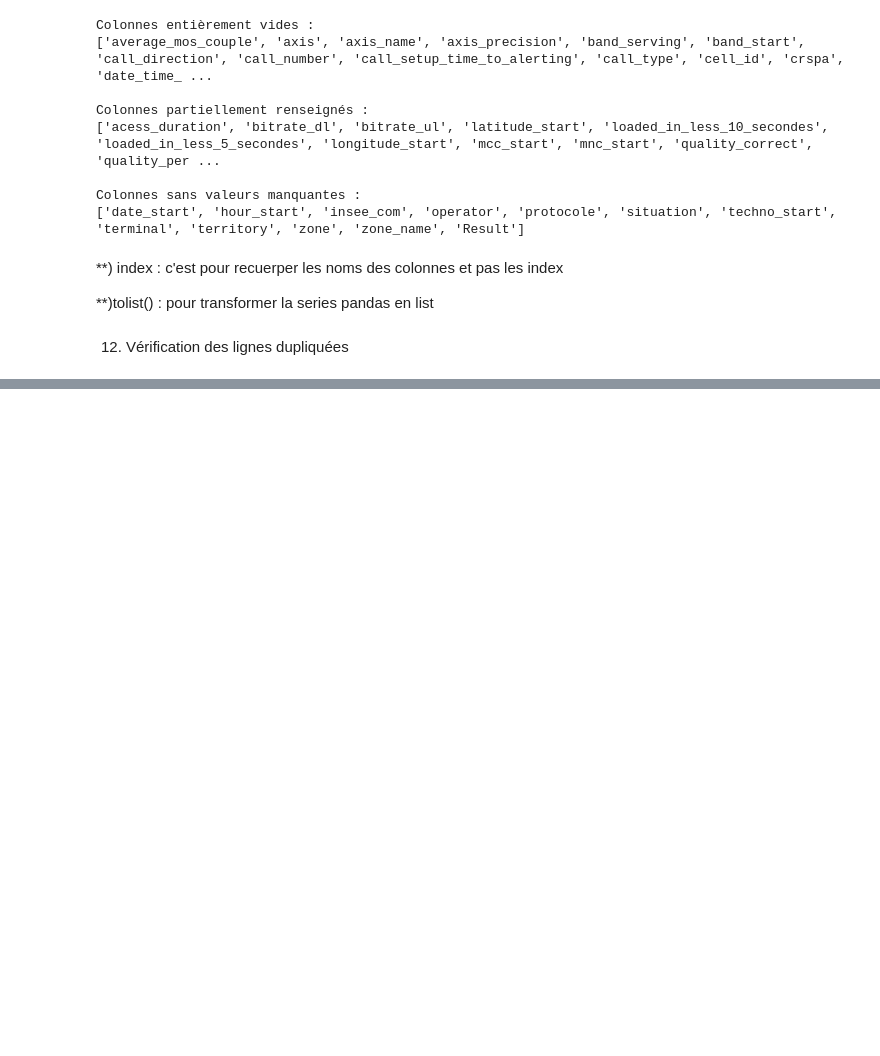
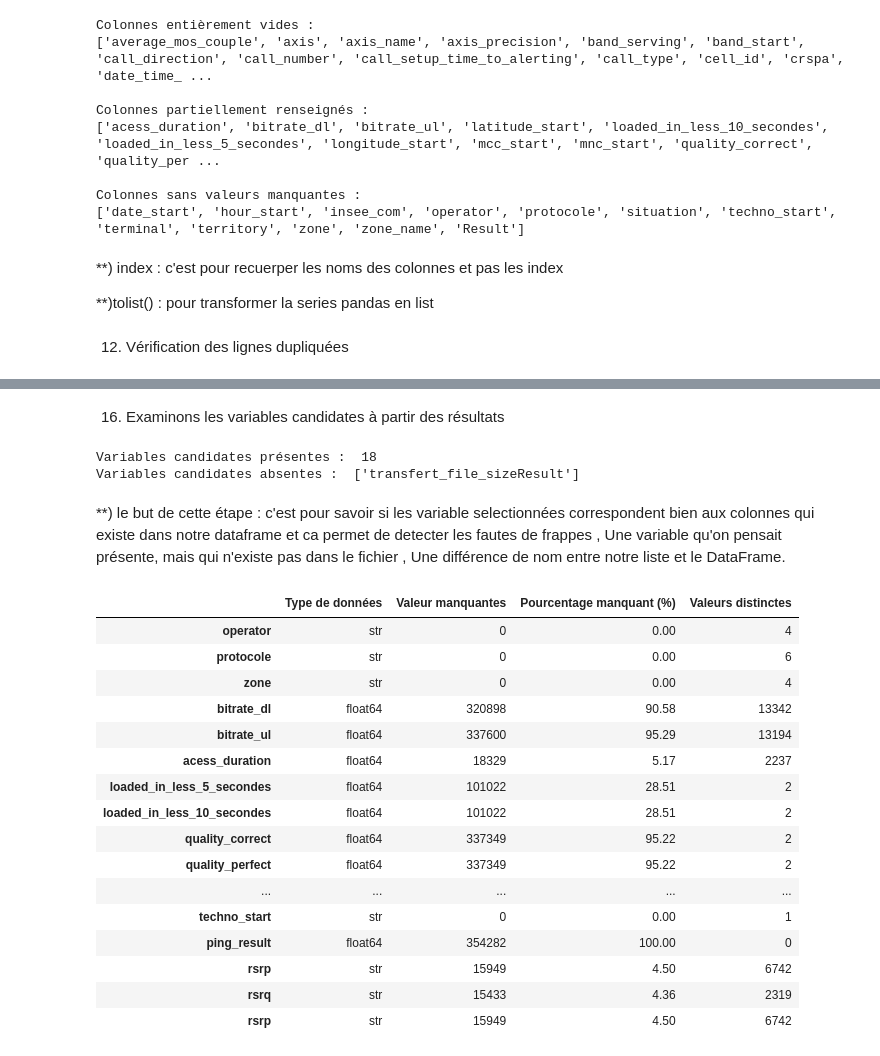
Before and after one commit to SoniaCH613/mobile-network-performance-analysis, a Jupyter notebook: analyses_jupyter/exploration_donnees_01.ipynb, the cells around one changed output, grey strips where cells are left out. Saved outputs shown, nothing was run; the diff lists cells and outputs as text; code cells hidden in the pictures; blank space fills up the shorter version.

Commit message:
identifier les identificateurs par protocole

```diff
--- a/analyses_jupyter/exploration_donnees_01.ipynb
+++ b/analyses_jupyter/exploration_donnees_01.ipynb
@@ -250,0 +371,77 @@ print("Nombre de lignes entièrement dupliquées :",nombre_doublons)
+# %% [markdown]
+16. Examinons les variables candidates à partir des résultats
+# %%
+variables_candidates=[
+    "operator",
+    "protocole",
+    "zone",
+    "bitrate_dl",
+    "bitrate_ul",
+    "acess_duration",
+    "loaded_in_less_5_secondes",
+    "loaded_in_less_10_secondes",
+    "quality_correct",
+    "quality_perfect",
+    "upload_ok",
+    "date_start",
+    "insee_com",
+    "techno_start",
+    "ping_result",
+    "rsrp",
+    "rsrq",
+    "rsrp",
+    "transfert_file_size"
+    "Result"
+]
+
+variables_presentes = []
+
+for colonne in variables_candidates:
+    if colonne in donnees_completes.columns:
+        variables_presentes.append(colonne)
+
+
+variables_absentes = []
+
+for colonne in variables_candidates:
+    if colonne not in donnees_completes.columns:
+        variables_absentes.append(colonne)
+
+
+
+print("Variables candidates présentes : ",len(variables_presentes))
+print("Variables candidates absentes : ",variables_absentes)
+# %% [output]
+Variables candidates présentes :  18
+Variables candidates absentes :  ['transfert_file_sizeResult']
+# %% [markdown]
+**) le but de cette étape : c'est pour savoir si les variable selectionnées correspondent bien aux colonnes qui existe dans notre dataframe et ca permet de detecter les fautes de frappes , Une variable qu'on pensait présente, mais qui n'existe pas dans le fichier , Une différence de nom entre notre liste et le DataFrame.
+# %%
+donnees_candidates=donnees_completes[variables_presentes]
+
+bilan_variables=pd.DataFrame({
+    "Type de données": donnees_candidates.dtypes.astype(str),
+    "Valeur manquantes": donnees_candidates.isna().sum(),
+    "Pourcentage manquant (%)" : (donnees_candidates.isna().mean() *100 ).round(2),
+    "Valeurs distinctes " : donnees_candidates.nunique()
+})
+
+display(bilan_variables)
+# %% [output]
+|  | Type de données | Valeur manquantes | Pourcentage manquant (%) | Valeurs distinctes |
+| operator | str | 0 | 0.00 | 4 |
+| protocole | str | 0 | 0.00 | 6 |
+| zone | str | 0 | 0.00 | 4 |
+| bitrate_dl | float64 | 320898 | 90.58 | 13342 |
+| bitrate_ul | float64 | 337600 | 95.29 | 13194 |
+| acess_duration | float64 | 18329 | 5.17 | 2237 |
+| loaded_in_less_5_secondes | float64 | 101022 | 28.51 | 2 |
+| loaded_in_less_10_secondes | float64 | 101022 | 28.51 | 2 |
+| quality_correct | float64 | 337349 | 95.22 | 2 |
+| quality_perfect | float64 | 337349 | 95.22 | 2 |
+| ... | ... | ... | ... | ... |
+| techno_start | str | 0 | 0.00 | 1 |
+| ping_result | float64 | 354282 | 100.00 | 0 |
+| rsrp | str | 15949 | 4.50 | 6742 |
+| rsrq | str | 15433 | 4.36 | 2319 |
+| rsrp | str | 15949 | 4.50 | 6742 |
```
Also changed, not shown: parts of 15 cells of this notebook.
